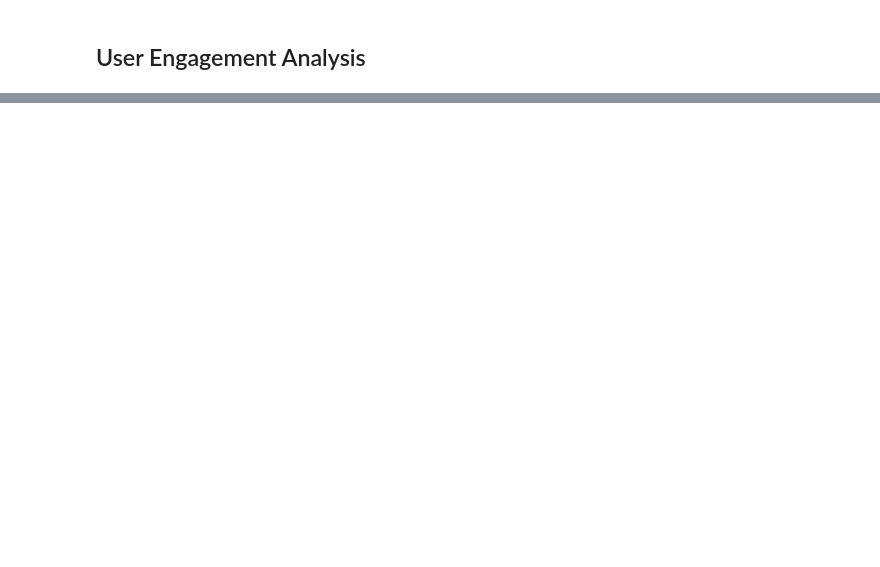
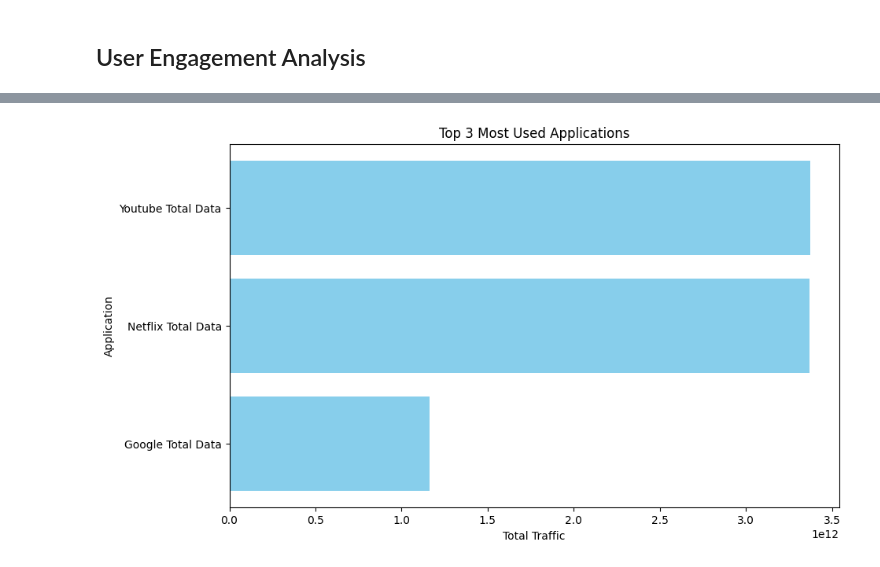
Before and after one commit to MubarekHussen/Telecom-Data-Driven-Investment-Analysis, a Jupyter notebook: notebooks/user_engagement_analysis.ipynb, the cells around one changed output, grey strips where cells are left out. Saved outputs shown, nothing was run; the diff lists cells and outputs as text; code cells hidden in the pictures; blank space fills up the shorter version.

Commit message:
feat: most used apps

```diff
--- a/notebooks/user_engagement_analysis.ipynb
+++ b/notebooks/user_engagement_analysis.ipynb
@@ -44,8 +28,7 @@ print(pd.__version__)
 # %%
-# Define the engagement metrics
-engagement_metrics = ['Number of Sessions', 'Total Session Duration', 'Total Download Data', 'Total Upload Data']
+df['Total Traffic'] = df['Total Download Data'] + df['Total Upload Data']
+engagement_metrics = ['Number of Sessions', 'Total Session Duration', 'Total Traffic']
 
-# For each engagement metric, print the top 10 customers
 for metric in engagement_metrics:
     top_10_customers = df.nlargest(10, metric)[['MSISDN/Number', metric]]
     print(f"Top 10 customers for {metric}:")
@@ -71,0 +121,24 @@ MSISDN/Number  Number of Sessions
+# %%
+applications = {
+    # 'Social Media': ['Social Media Download Data', 'Social Media Upload Data'],
+    'Google': ['Google Download Data', 'Google Upload Data'],
+    'Email': ['Email Download Data', 'Email Upload Data'],
+    'Youtube': ['Youtube Download Data', 'Youtube Upload Data'],
+    'Netflix': ['Netflix Download Data', 'Netflix Upload Data'],
+    # 'Gaming': ['Gaming Download Data', 'Gaming Upload Data'],
+    # 'Other': ['Other Download Data', 'Other Upload Data']
+}
+
+for app, (dl, ul) in applications.items():
+    data_df[app + ' Total Data'] = data_df[dl] + data_df[ul]
+
+# Group by user and sum the total traffic for each application
+user_total_traffic = data_df.groupby('MSISDN/Number_data')[[app + ' Total Data' for app in applications]].sum()
+
+# For each application, sort the users by total traffic and select the top 10
+for app in applications:
+    top_users = user_total_traffic[app + ' Total Data'].nlargest(10)
+    user_total_traffic.index = user_total_traffic.index.astype(int)
+    print(f"Top 10 users for {app}:")
+    print(pd.DataFrame(top_users).to_string())
+    print("\n")
@@ -71,0 +163,13 @@ MSISDN/Number  Number of Sessions
+# %%
+total_traffic_per_app = data_df[[app + ' Total Data' for app in applications]].sum()
+top_3_apps = total_traffic_per_app.nlargest(3)
+
+plt.figure(figsize=(10, 6))
+plt.barh(top_3_apps.index, top_3_apps.values, color='skyblue')
+plt.xlabel('Total Traffic')
+plt.ylabel('Application')
+plt.title('Top 3 Most Used Applications')
+plt.gca().invert_yaxis()  # Invert y-axis to have the application with the highest traffic at the top
+plt.show()
+# %% [output]
+[figure, added]
```
Also changed, not shown: parts of 14 cells of this notebook, 2 other files.
